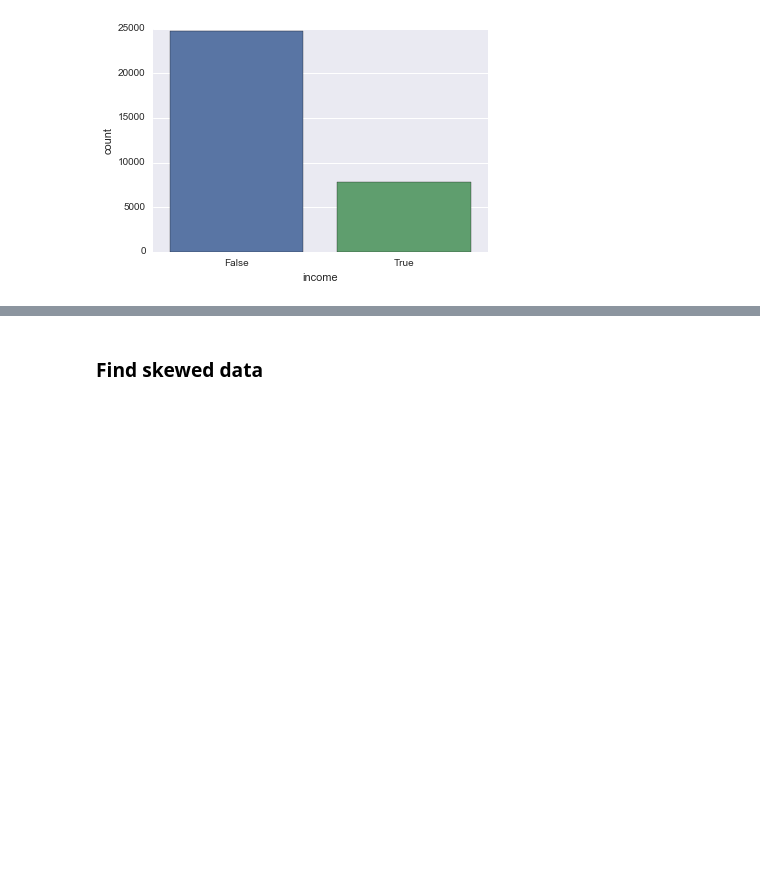
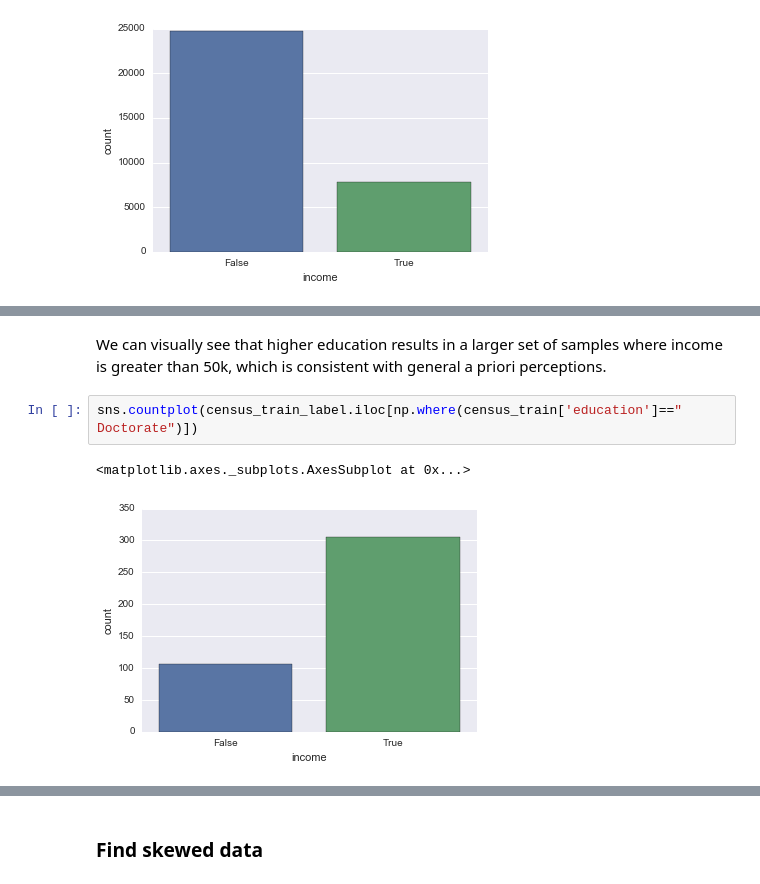
Before and after one commit to surfertas/machine_learning, a Jupyter notebook: kaggle/1-adult_dataset.ipynb, the cells around one changed output, grey strips where cells are left out. Cells and saved outputs as stored; diff of their text form; blank space fills up the shorter version.

```diff
--- a/kaggle/1-adult_dataset.ipynb
+++ b/kaggle/1-adult_dataset.ipynb
@@ -155,0 +219,7 @@ Just guessing False will result in a accuracy of 0.759190442554
+# %% [markdown]
+We can visually see that higher education results in a larger set of samples where income is greater than 50k, which is consistent with general a priori perceptions.
+# %%
+sns.countplot(census_train_label.iloc[np.where(census_train['education']==" Doctorate")])
+# %% [output]
+<matplotlib.axes._subplots.AxesSubplot at 0x...>
+[figure, added]
```
Also changed, not shown: parts of 9 cells of this notebook.
